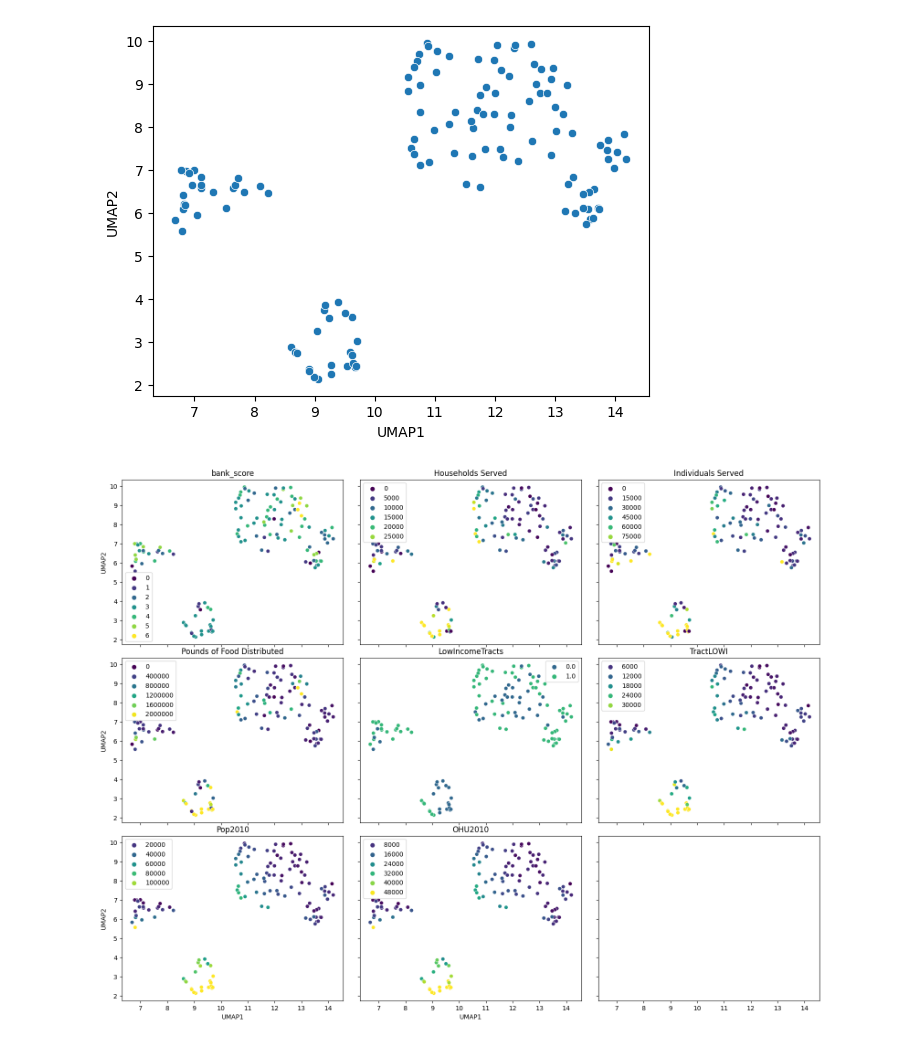
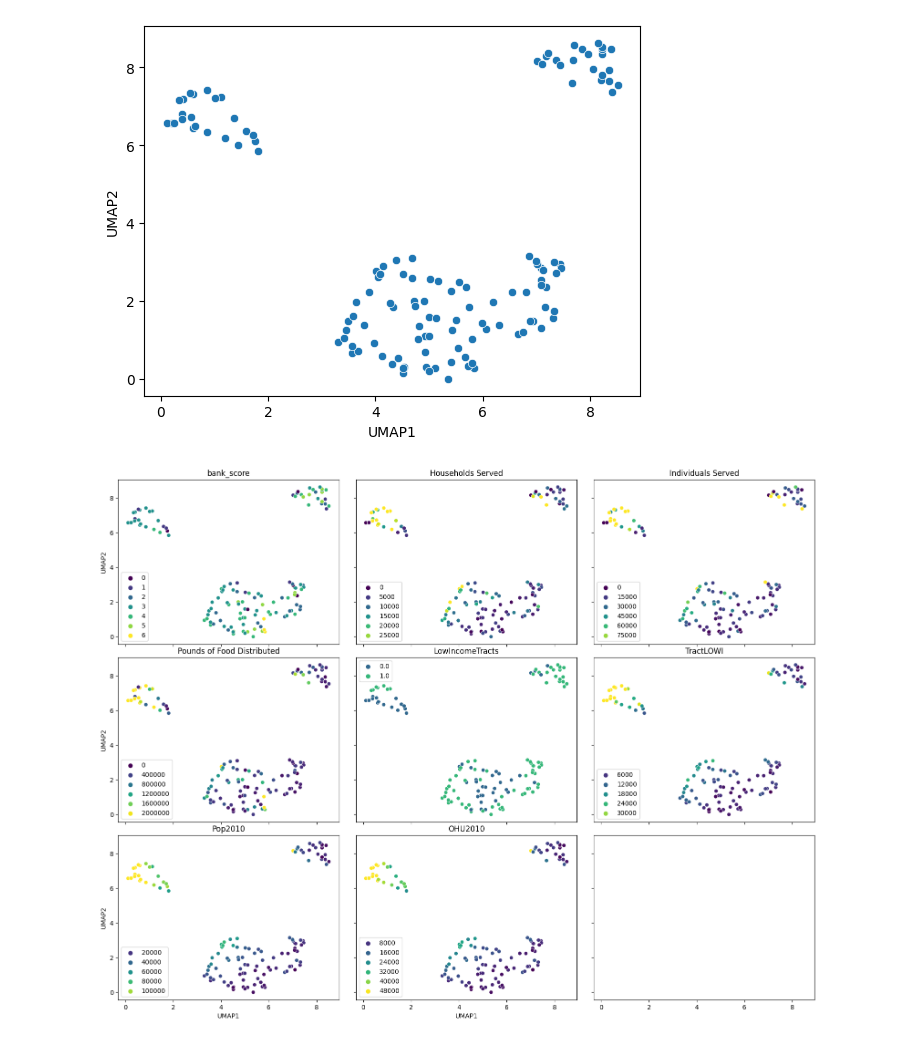
Before and after one commit to ericwhamilton1/gradient-descent-into-madness, a Jupyter notebook: umap_data_viz.ipynb, the cells around one changed output. Saved outputs shown, nothing was run; the diff lists cells and outputs as text; code cells hidden in the pictures.

Commit message:
remove other county-identifying information

```diff
--- a/umap_data_viz.ipynb
+++ b/umap_data_viz.ipynb
@@ -15,7 +15,7 @@ DATA_PATH = 'data/'
 DATASET = 'merged_data_clean.csv'
 
 df = pd.read_csv(DATA_PATH + DATASET)
-df.drop(['County'], axis=1, inplace=True)
+df.drop(['County', 'Virginia City/County Boundaries', 'LAT', 'LON'], axis=1, inplace=True)
 
 shares_only = False
 if shares_only:
@@ -24,34 +24,34 @@ if shares_only:
     drop_cols = ['NUMGQTRS', 'Pop2010', 'OHU2010', 'LAPOP1_10', 'LAPOP05_10',
                  'LAPOP1_20', 'LALOWI1_10', 'LALOWI05_10', 'LALOWI1_20', 'lapophalf',
                  'lalowihalf', 'lakidshalf', 'laseniorshalf', 'lawhitehalf',
                  'lablackhalf', 'laasianhalf', 'lanhopihalf', 'laaianhalf',
                  'laomultirhalf', 'lahisphalf', 'lahunvhalf', 'lasnaphalf',
                  'lapop1', 'lalowi1', 'lakids1', 'laseniors1', 'lawhite1', 'lablack1',
                  'laasian1', 'lanhopi1', 'laaian1', 'laomultir1', 'lahisp1', 'lahunv1',
                  'lasnap1', 'lapop10', 'lalowi10', 'lakids10', 'laseniors10',
                  'lawhite10', 'lablack10', 'laasian10', 'laaian10', 'laomultir10',
                  'lahisp10', 'lahunv10', 'lasnap10', 'TractLOWI', 'TractKids',
                  'TractSeniors', 'TractWhite', 'TractBlack', 'TractAsian', 'TractNHOPI',
                  'TractAIAN', 'TractOMultir', 'TractHispanic', 'TractHUNV', 'TractSNAP']
     df.drop(drop_cols, axis=1, inplace=True)
 
 numeric_data = df.select_dtypes(include=[float, int])
 
 scaled_data = StandardScaler().fit_transform(numeric_data)
 
 reducer = umap.UMAP()
 embedding = reducer.fit_transform(scaled_data)
 
 umap_df = pd.DataFrame(embedding, columns=['UMAP1', 'UMAP2'])
 plt.figure()
 sns.scatterplot(
     x="UMAP1", y="UMAP2",
     data=umap_df,
     legend="auto"
 )
 plt.show()
 # %% [output]
-[figure, old version]
+[figure, new version]
 # %%
 df = pd.concat([df, umap_df], axis=1)
 score = df['Pounds of Food Distributed'] / df['TractLOWI']
@@ -89,7 +89,7 @@ for i, feature in enumerate(features_plotted):
 
 plt.savefig('mult_scatter.png')
 # %% [output]
-[figure, old version]
+[figure, new version]
 # %%
 kmeans = KMeans(n_clusters=3, random_state=42, n_init='auto').fit(scaled_data)
 df['cluster'] = kmeans.labels_
```
Also changed, not shown: parts of 2 cells of this notebook, 2 other files.
